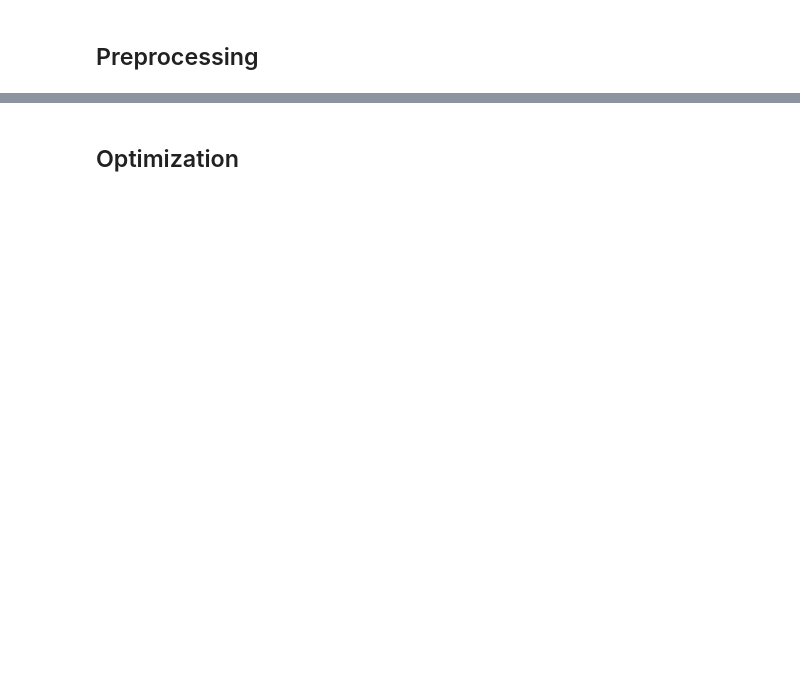
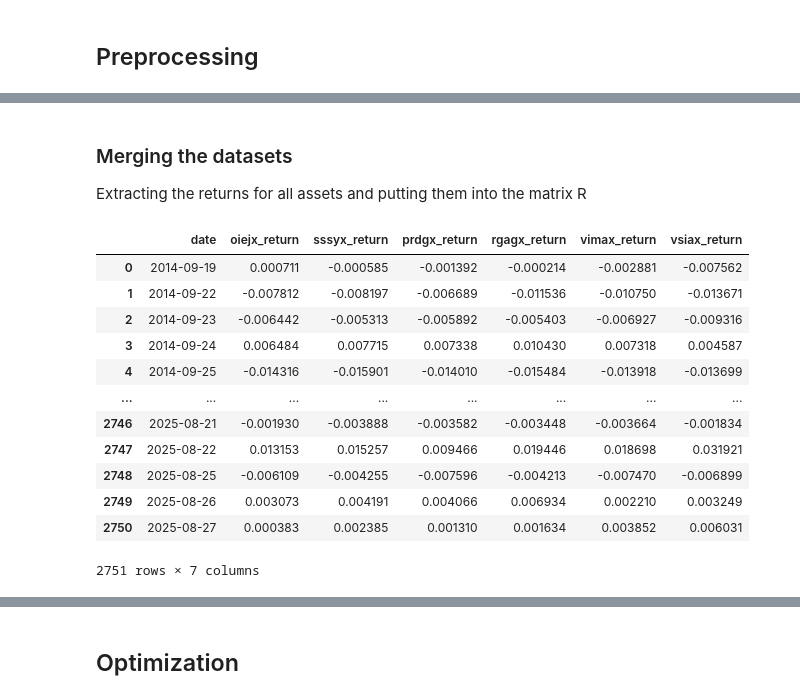
Before and after one commit to Grego-GT/portfolioOptimization, a Jupyter notebook: src/portfolioOptimization.ipynb, the cells around one changed output, grey strips where cells are left out. Drawn from its saved outputs; the diff is of its cells as text; code cells hidden in the pictures; blank space fills up the shorter version.

```diff
--- a/src/portfolioOptimization.ipynb
+++ b/src/portfolioOptimization.ipynb
@@ -167,0 +242,8 @@ memory usage: 86.7 KB
+# %%
+oiejx.dropna(inplace=True)
+sssyx.dropna(inplace=True)
+prdgx.dropna(inplace=True)
+rgagx.dropna(inplace=True)
+vimax.dropna(inplace=True)
+vsiax.dropna(inplace=True)
+sssyx
@@ -167,0 +269,3 @@ memory usage: 86.7 KB
+# %%
+oiejx['oiejx_return'] = oiejx['oiejx_open'].pct_change()
+oiejx
@@ -167,0 +286,6 @@ memory usage: 86.7 KB
+# %%
+sssyx['sssyx_return'] = sssyx['sssyx_open'].pct_change()
+prdgx['prdgx_return'] = prdgx['prdgx_open'].pct_change()
+rgagx['rgagx_return'] = rgagx['rgagx_open'].pct_change()
+vimax['vimax_return'] = vimax['vimax_open'].pct_change()
+vsiax['vsiax_return'] = vsiax['vsiax_open'].pct_change()
@@ -167,0 +294,8 @@ memory usage: 86.7 KB
+# %%
+oiejx.dropna(inplace=True)
+sssyx.dropna(inplace=True)
+prdgx.dropna(inplace=True)
+rgagx.dropna(inplace=True)
+vimax.dropna(inplace=True)
+vsiax.dropna(inplace=True)
+sssyx
@@ -167,0 +335,28 @@ memory usage: 86.7 KB
+# %% [markdown]
+### Merging the datasets
+Extracting the returns for all assets and putting them into the matrix R
+# %%
+# Merge all dataframes on 'date' and keep only the return columns for each
+returns_df = oiejx[['date', 'oiejx_return']] \
+    .merge(sssyx[['date', 'sssyx_return']], on='date', how='inner') \
+    .merge(prdgx[['date', 'prdgx_return']], on='date', how='inner') \
+    .merge(rgagx[['date', 'rgagx_return']], on='date', how='inner') \
+    .merge(vimax[['date', 'vimax_return']], on='date', how='inner') \
+    .merge(vsiax[['date', 'vsiax_return']], on='date', how='inner')
+
+returns_df.reset_index(drop=True, inplace=True)
+returns_df
+# %% [output]
+|  | date | oiejx_return | sssyx_return | prdgx_return | rgagx_return | vimax_return | vsiax_return |
+| 0 | 2014-09-19 | 0.000711 | -0.000585 | -0.001392 | -0.000214 | -0.002881 | -0.007562 |
+| 1 | 2014-09-22 | -0.007812 | -0.008197 | -0.006689 | -0.011536 | -0.010750 | -0.013671 |
+| 2 | 2014-09-23 | -0.006442 | -0.005313 | -0.005892 | -0.005403 | -0.006927 | -0.009316 |
+| 3 | 2014-09-24 | 0.006484 | 0.007715 | 0.007338 | 0.010430 | 0.007318 | 0.004587 |
+| 4 | 2014-09-25 | -0.014316 | -0.015901 | -0.014010 | -0.015484 | -0.013918 | -0.013699 |
+| ... | ... | ... | ... | ... | ... | ... | ... |
+| 2746 | 2025-08-21 | -0.001930 | -0.003888 | -0.003582 | -0.003448 | -0.003664 | -0.001834 |
+| 2747 | 2025-08-22 | 0.013153 | 0.015257 | 0.009466 | 0.019446 | 0.018698 | 0.031921 |
+| 2748 | 2025-08-25 | -0.006109 | -0.004255 | -0.007596 | -0.004213 | -0.007470 | -0.006899 |
+| 2749 | 2025-08-26 | 0.003073 | 0.004191 | 0.004066 | 0.006934 | 0.002210 | 0.003249 |
+| 2750 | 2025-08-27 | 0.000383 | 0.002385 | 0.001310 | 0.001634 | 0.003852 | 0.006031 |
+2751 rows × 7 columns
```
Also changed, not shown: parts of 29 cells of this notebook.
